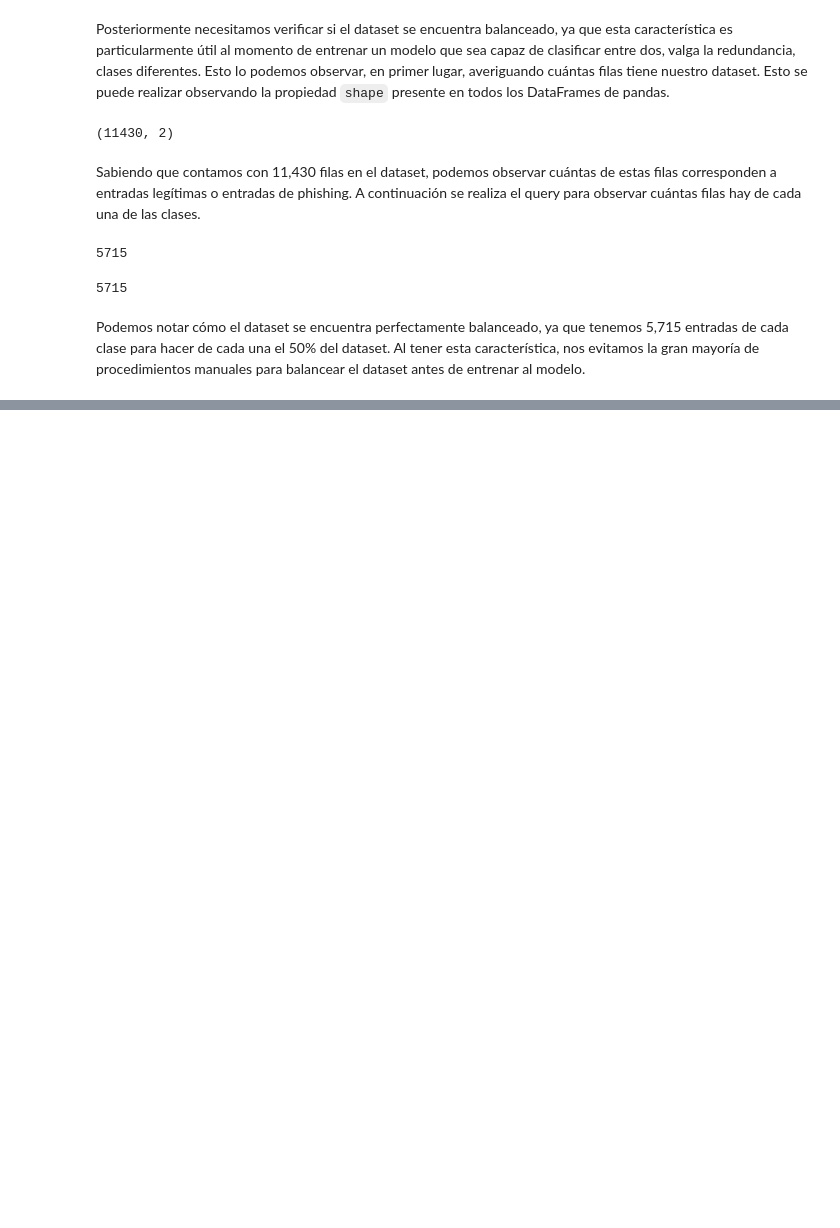
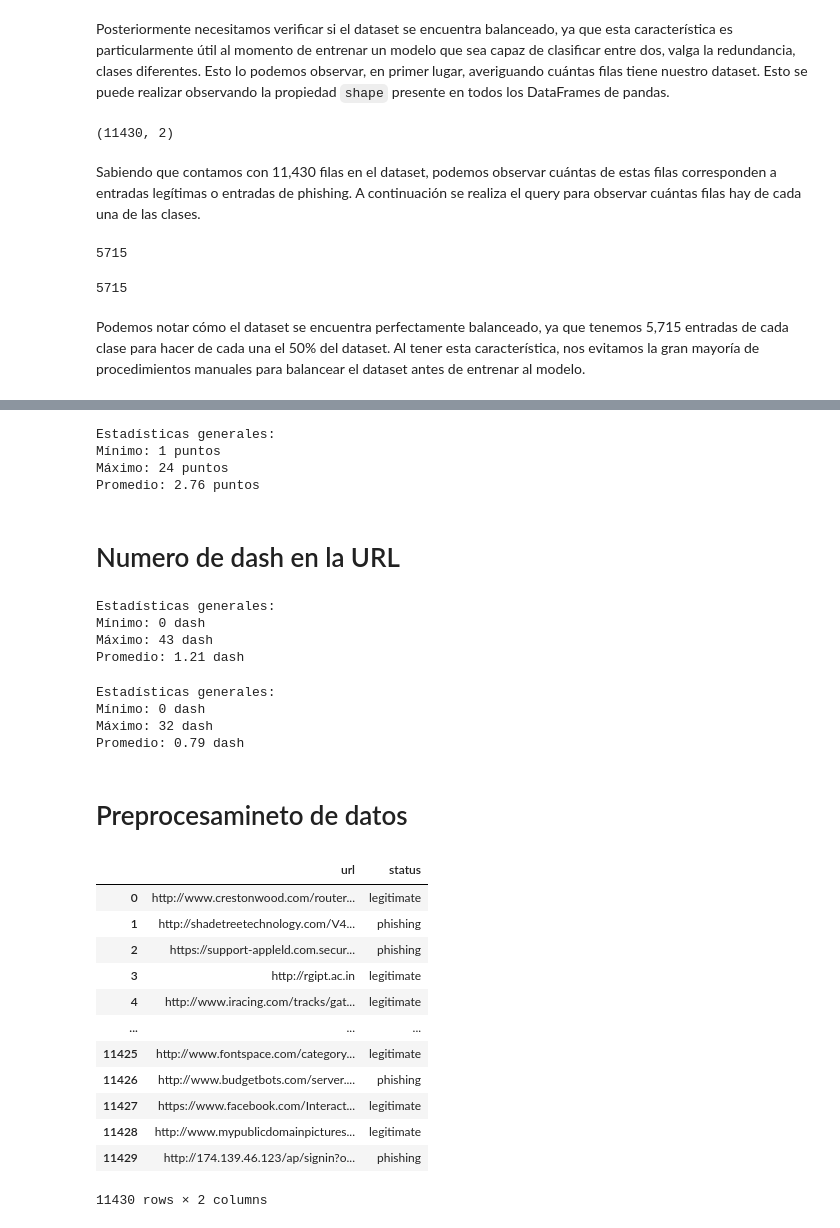
Before and after one commit to SantiagoTaracena/sds-lab-01, a Jupyter notebook: src/main.ipynb, the cells around one changed output, grey strips where cells are left out. Cells and saved outputs as stored; diff of their text form; code cells hidden in the pictures; blank space fills up the shorter version.

```diff
--- a/src/main.ipynb
+++ b/src/main.ipynb
@@ -69,0 +308,53 @@ Podemos notar cómo el dataset se encuentra perfectamente balanceado, ya que ten
+# %%
+from codes.num_point_url import num_point_url
+phishing = dataset[dataset["status"] == "phishing"]
+df = phishing["url"].tolist()
+point = num_point_url(df)
+point.print_num()
+# %% [output]
+Estadísticas generales:
+Mínimo: 1 puntos
+Máximo: 24 puntos
+Promedio: 2.76 puntos
+# %% [markdown]
+# Numero de dash en la URL
+# %%
+from codes.num_dash_url import num_dash_url
+legit = dataset[dataset["status"] == "legitimate"]
+df = legit["url"].tolist()
+point = num_dash_url(df)
+point.print_num()
+# %% [output]
+Estadísticas generales:
+Mínimo: 0 dash
+Máximo: 43 dash
+Promedio: 1.21 dash
+# %%
+from codes.num_dash_url import num_dash_url
+phishing = dataset[dataset["status"] == "phishing"]
+df = phishing["url"].tolist()
+point = num_dash_url(df)
+point.print_num()
+# %% [output]
+Estadísticas generales:
+Mínimo: 0 dash
+Máximo: 32 dash
+Promedio: 0.79 dash
+# %% [markdown]
+# Preprocesamineto de datos
+# %%
+dataset
+# %% [output]
+|  | url | status |
+| 0 | http://www.crestonwood.com/router... | legitimate |
+| 1 | http://shadetreetechnology.com/V4... | phishing |
+| 2 | https://support-appleld.com.secur... | phishing |
+| 3 | http://rgipt.ac.in | legitimate |
+| 4 | http://www.iracing.com/tracks/gat... | legitimate |
+| ... | ... | ... |
+| 11425 | http://www.fontspace.com/category... | legitimate |
+| 11426 | http://www.budgetbots.com/server.... | phishing |
+| 11427 | https://www.facebook.com/Interact... | legitimate |
+| 11428 | http://www.mypublicdomainpictures... | legitimate |
+| 11429 | http://174.139.46.123/ap/signin?o... | phishing |
+11430 rows × 2 columns
```
Also changed, not shown: parts of 30 cells of this notebook, 10 other files.
